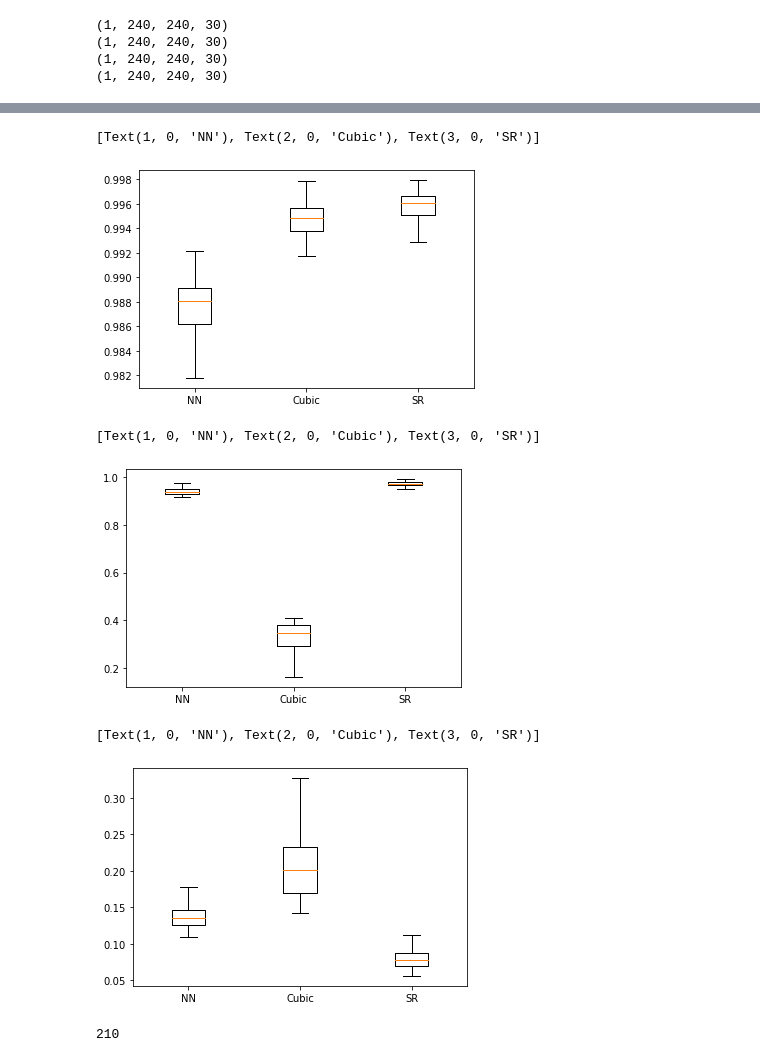
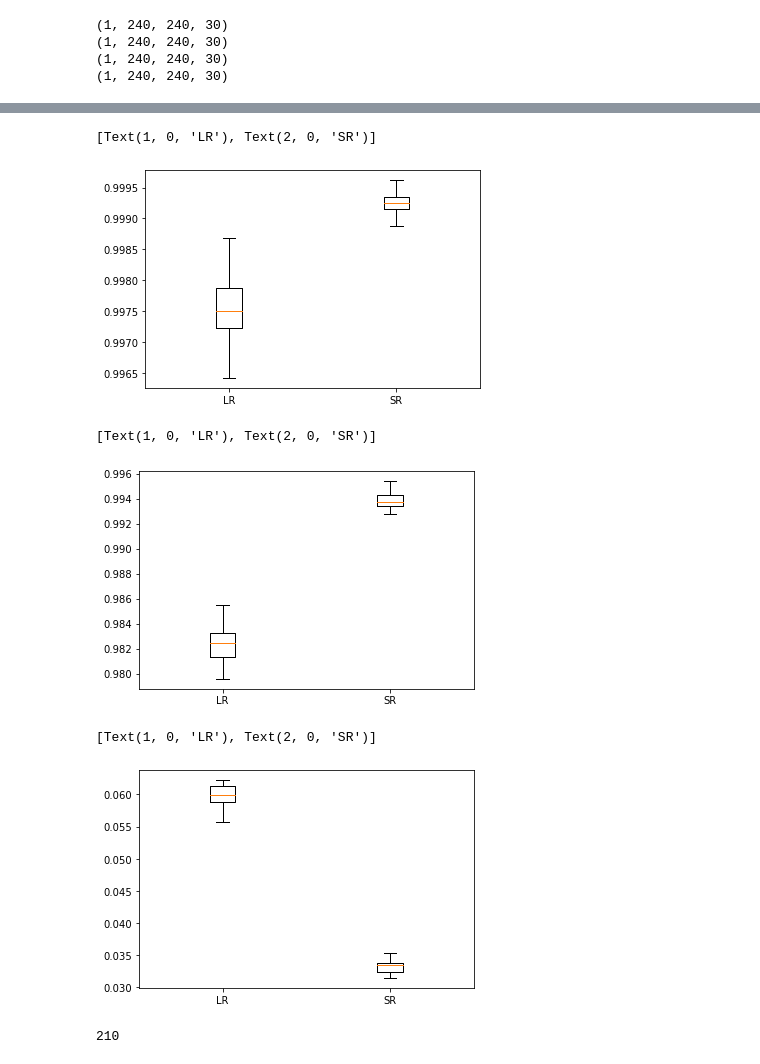
Before and after one commit to rienboonstoppel/SRGan, a Jupyter notebook: predict.ipynb, the cells around one changed output, grey strips where cells are left out. Drawn from its saved outputs; the diff is of its cells as text; code cells hidden in the pictures.

```diff
--- a/predict.ipynb
+++ b/predict.ipynb
@@ -149,16 +151,37 @@ path = os.path.join(root, 'experiments', exp_name, 'checkpoints', ckpt_fname)
 # epoch = 144
 # cktp_fname = ckpt + '-checkpoint-epoch={}.ckpt'.format(epoch)
 # path = os.path.join(root, 'experiments', exp, exp_name, cktp_fname)
+config_bep = {
+    'batch_size': 16,
+    'num_filters': 64,
+    'optimizer': 'adam',
+    'patients_frac': 0.5,
+    'patch_overlap': 0.5,
+    'edge_loss': 2,
+    'b1': 0.9,
+    'b2': 0.5,
+    'alpha_content': 1,
+    'learning_rate': 1e-4,
+    'patch_size': 64,
+    'datasource': '2mm_1mm',
+}
 
-# model = LitTrainer_org.load_from_checkpoint(netG=generator,
+root = '/mnt/beta/djboonstoppel/Code'
+exp_name = 'baseline_bep'
+version = 0
+epoch = 89
+ckpt_fname = '{}-checkpoint-epoch={}.ckpt'.format(exp_name, epoch)
+path_bep = os.path.join(root, 'log', exp_name, 'version_{}'.format(version), ckpt_fname)
+
+model = LitTrainer_org.load_from_checkpoint(netG=generator,
+                                            netF=feature_extractor,
+                                            checkpoint_path=path_bep)
+# model = LitTrainer_gan.load_from_checkpoint(netG=generator,
 #                                             netF=feature_extractor,
-#                                             checkpoint_path=path)
-model = LitTrainer_gan.load_from_checkpoint(netG=generator,
-                                            netF=feature_extractor,
-                                            netD=discriminator,
-                                            checkpoint_path=path,
-                                            config=config,
-                                            )
+#                                             netD=discriminator,
+#                                             checkpoint_path=path,
+#                                             config=config,
+#                                             )
 print(model.hparams)
 model.to(device)
 model.eval()
@@ -294,7 +317,7 @@ for subject in tqdm(test_set):
     aggregator = tio.inference.GridAggregator(grid_sampler)#, overlap_mode='average')
     with torch.no_grad():
         for patches_batch in patch_loader:
-            imgs_lr, imgs_hr = patches_batch['LR'][tio.DATA].squeeze(4), patches_batch['GT'][tio.DATA].squeeze(4)
+            imgs_lr, imgs_hr = patches_batch['LR'][tio.DATA].squeeze(4), patches_batch['HR'][tio.DATA].squeeze(4)
             gen_hr = model(imgs_lr.to(device)).unsqueeze(4)
             locations = patches_batch[tio.LOCATION]
             aggregator.add_batch(gen_hr, locations)
@@ -406,27 +429,27 @@ for i in range(len(test_subjects_new)):
 # %%
 fig, ax = plt.subplots()
 fig.set_facecolor('white')
-ax.boxplot(scores_real['NCC'].values(), showfliers=False)
-ax.set_xticklabels(scores_real['NCC'].keys())
+ax.boxplot(scores_slice['NCC'].values(), showfliers=False)
+ax.set_xticklabels(scores['NCC'].keys())
 # %% [output]
-[Text(1, 0, 'NN'), Text(2, 0, 'Cubic'), Text(3, 0, 'SR')]
+[Text(1, 0, 'LR'), Text(2, 0, 'SR')]
-[figure, old version]
+[figure, new version]
 # %%
 fig, ax = plt.subplots()
 fig.set_facecolor('white')
-ax.boxplot(scores_real['SSIM'].values(), showfliers=False)
-ax.set_xticklabels(scores_real['SSIM'].keys())
+ax.boxplot(scores['SSIM'].values(), showfliers=False)
+ax.set_xticklabels(scores['SSIM'].keys())
 # %% [output]
-[Text(1, 0, 'NN'), Text(2, 0, 'Cubic'), Text(3, 0, 'SR')]
+[Text(1, 0, 'LR'), Text(2, 0, 'SR')]
-[figure, old version]
+[figure, new version]
 # %%
 fig, ax = plt.subplots()
 fig.set_facecolor('white')
-ax.boxplot(scores_real['NRSME'].values(), showfliers=False)
-ax.set_xticklabels(scores_real['NRSME'].keys())
+ax.boxplot(scores['NRSME'].values(), showfliers=False)
+ax.set_xticklabels(scores['NRSME'].keys())
 # %% [output]
-[Text(1, 0, 'NN'), Text(2, 0, 'Cubic'), Text(3, 0, 'SR')]
+[Text(1, 0, 'LR'), Text(2, 0, 'SR')]
-[figure, old version]
+[figure, new version]
 # %%
 len(scores_real['NRSME']['SR'])
 # %% [output]
```
Also changed, not shown: parts of 6 cells of this notebook, 7 other files.
